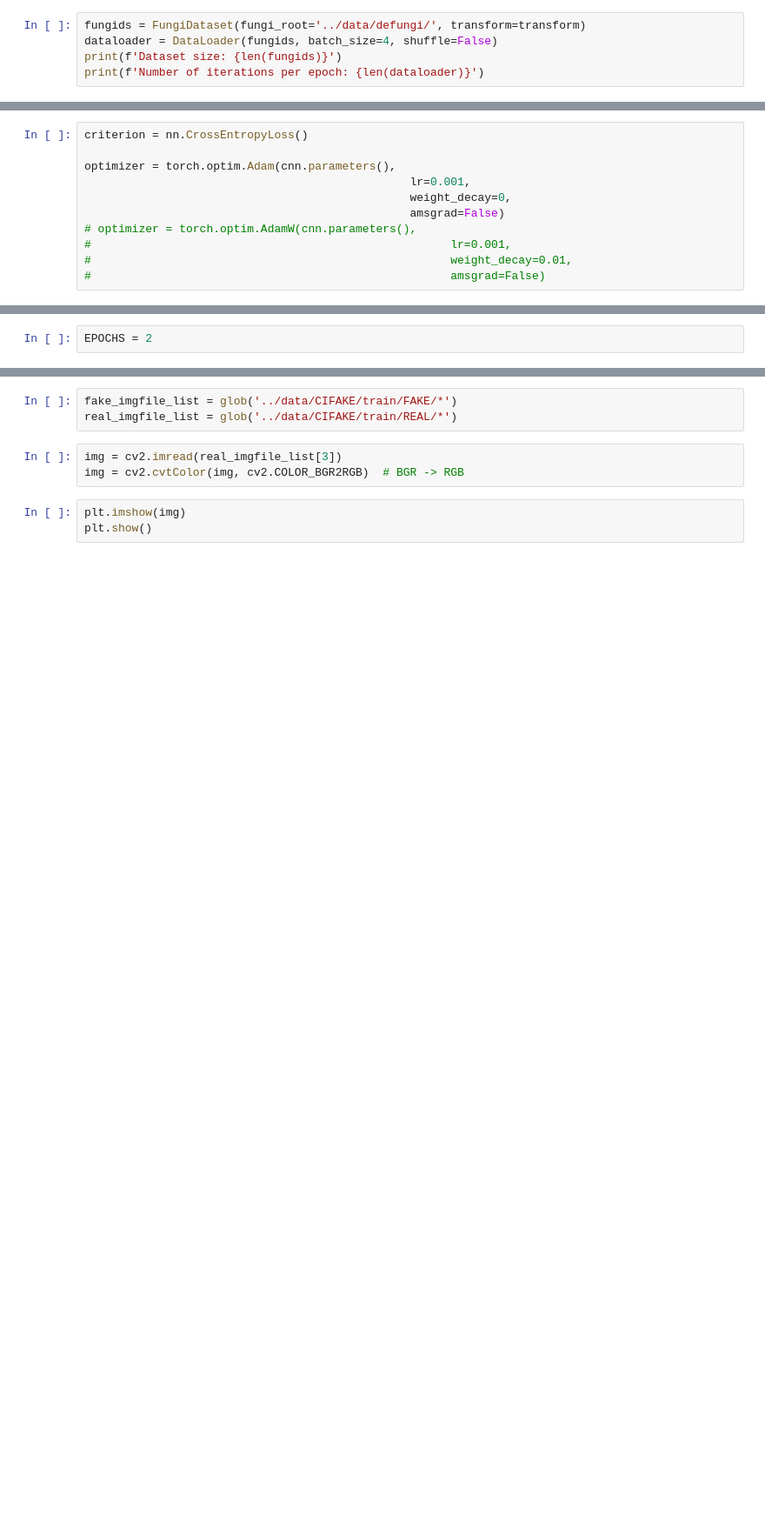
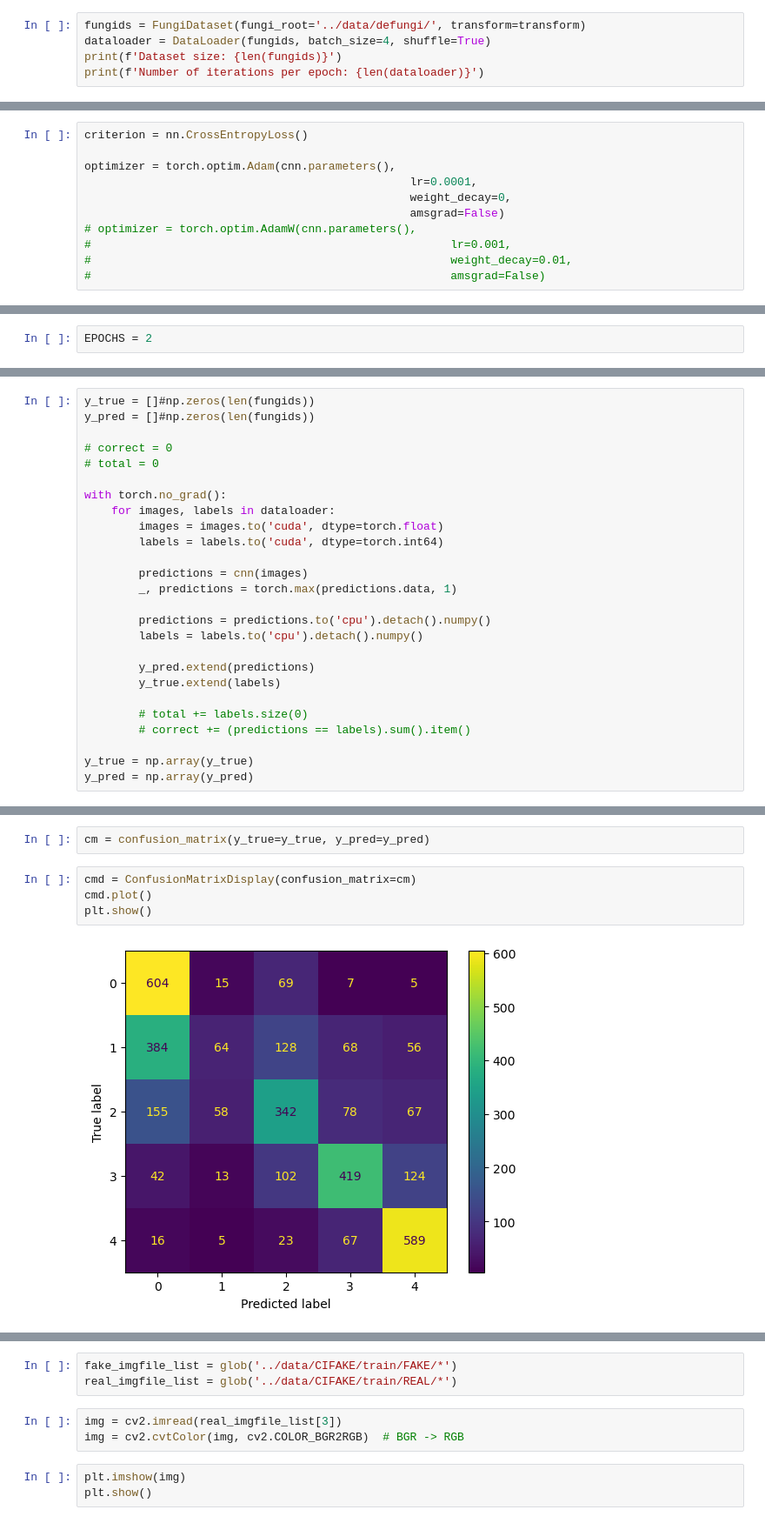
Before and after one commit to nigolnikov/fungi_classification, a Jupyter notebook: src/assessment.ipynb, the cells around one changed output, grey strips where cells are left out. Shown at 87% size. Cells and saved outputs as stored; diff of their text form; blank space fills up the shorter version.

```diff
--- a/src/assessment.ipynb
+++ b/src/assessment.ipynb
@@ -107,7 +121,7 @@ transform = transforms.Compose([
 ])
 # %%
 fungids = FungiDataset(fungi_root='../data/defungi/', transform=transform)
-dataloader = DataLoader(fungids, batch_size=4, shuffle=False)
+dataloader = DataLoader(fungids, batch_size=4, shuffle=True)
 print(f'Dataset size: {len(fungids)}')
 print(f'Number of iterations per epoch: {len(dataloader)}')
 # %% [output]
@@ -165,7 +200,7 @@ sum([param.nelement() for param in cnn.parameters()])
 criterion = nn.CrossEntropyLoss()
 
 optimizer = torch.optim.Adam(cnn.parameters(),
-                                                lr=0.001,
+                                                lr=0.0001,
                                                 weight_decay=0,
                                                 amsgrad=False)
 # optimizer = torch.optim.AdamW(cnn.parameters(),
@@ -224,0 +257,26 @@ tensor([0., 0., 0., 0.], device='cuda:0')
+# %%
+y_true = []#np.zeros(len(fungids))
+y_pred = []#np.zeros(len(fungids))
+
+# correct = 0
+# total = 0
+
+with torch.no_grad():
+    for images, labels in dataloader:
+        images = images.to('cuda', dtype=torch.float)
+        labels = labels.to('cuda', dtype=torch.int64)
+
+        predictions = cnn(images)
+        _, predictions = torch.max(predictions.data, 1)
+
+        predictions = predictions.to('cpu').detach().numpy()
+        labels = labels.to('cpu').detach().numpy()
+
+        y_pred.extend(predictions)
+        y_true.extend(labels)
+
+        # total += labels.size(0)
+        # correct += (predictions == labels).sum().item()
+
+y_true = np.array(y_true)
+y_pred = np.array(y_pred)
@@ -224,0 +299,8 @@ tensor([0., 0., 0., 0.], device='cuda:0')
+# %%
+cm = confusion_matrix(y_true=y_true, y_pred=y_pred)
+# %%
+cmd = ConfusionMatrixDisplay(confusion_matrix=cm)
+cmd.plot()
+plt.show()
+# %% [output]
+[figure, added]
```
Also changed, not shown: parts of 24 cells of this notebook.
